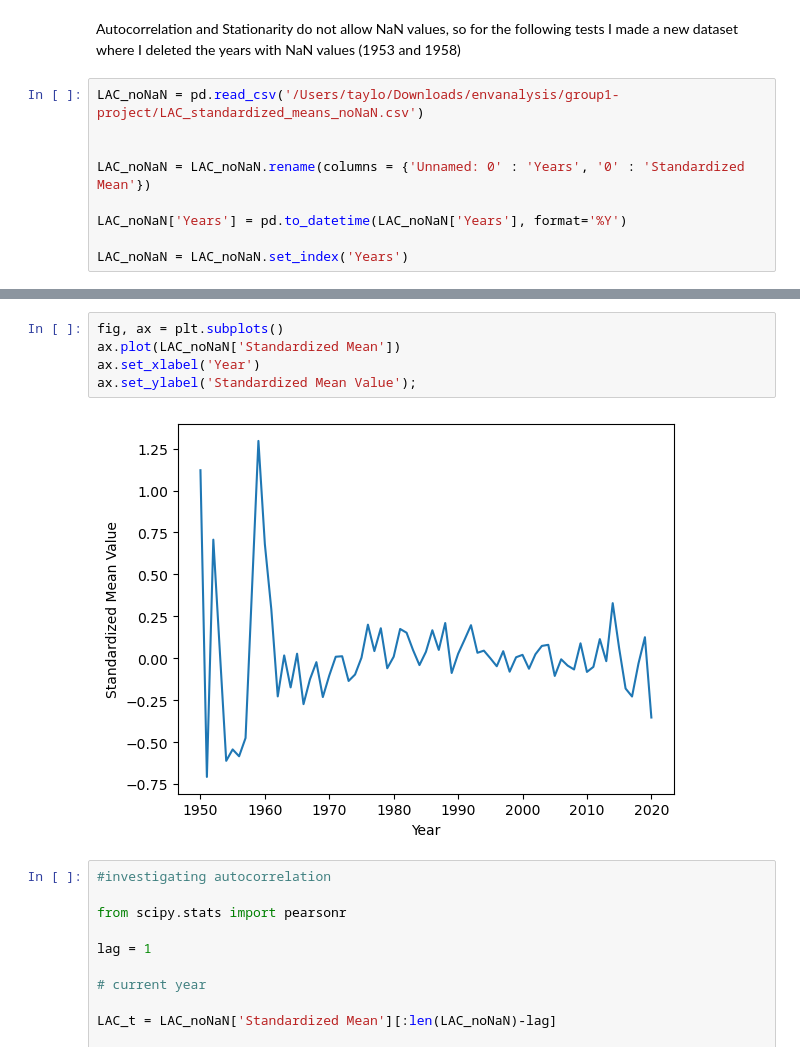
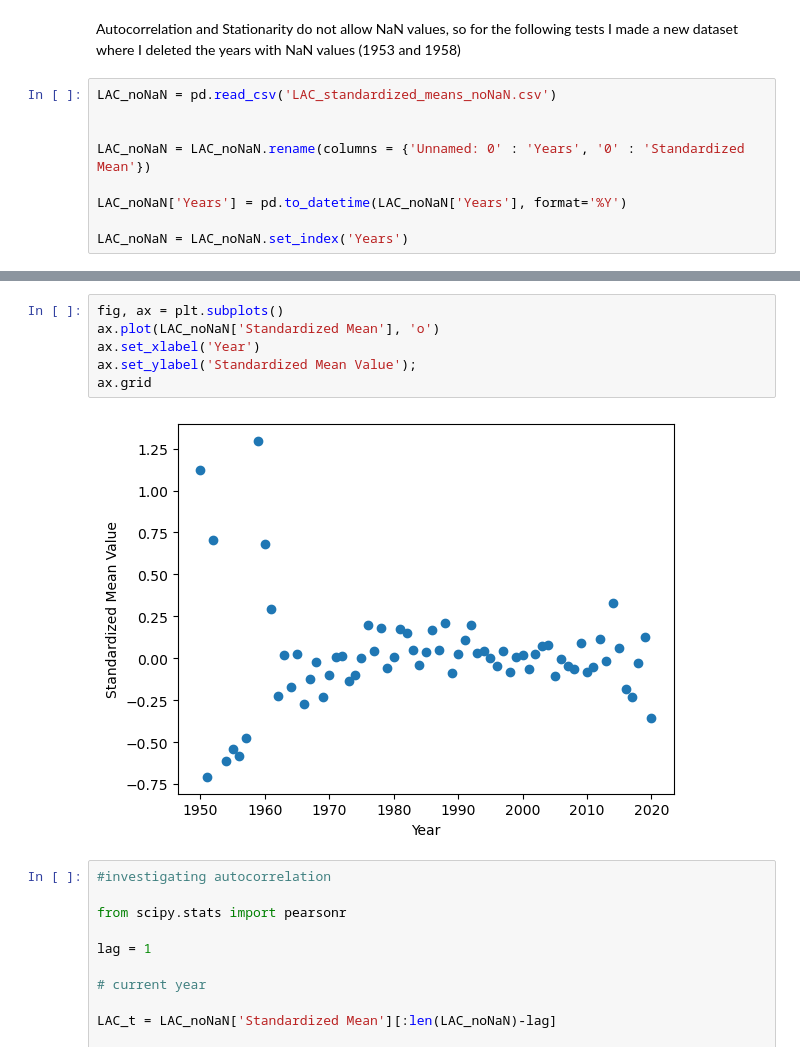
Before and after one commit to ENVS110a-SP23/group1, a Jupyter notebook: Time_Series.ipynb, the cells around one changed output, grey strips where cells are left out. Drawn from its saved outputs; the diff is of its cells as text.

Commit message:
cleaned up plot

```diff
--- a/Time_Series.ipynb
+++ b/Time_Series.ipynb
@@ -32,7 +30,7 @@ The standard mean value we are using for the time series analysis seems to be re
 # %% [markdown]
 Autocorrelation and Stationarity do not allow NaN values, so for the following tests I made a new dataset where I deleted the years with NaN values (1953 and 1958)
 # %%
-LAC_noNaN = pd.read_csv('/Users/taylo/Downloads/envanalysis/group1-project/LAC_standardized_means_noNaN.csv')
+LAC_noNaN = pd.read_csv('LAC_standardized_means_noNaN.csv')
 
 
 LAC_noNaN = LAC_noNaN.rename(columns = {'Unnamed: 0' : 'Years', '0' : 'Standardized Mean'})
@@ -58,10 +41,11 @@ LAC_noNaN = LAC_noNaN.set_index('Years')
 # %%
 fig, ax = plt.subplots()
-ax.plot(LAC_noNaN['Standardized Mean'])
+ax.plot(LAC_noNaN['Standardized Mean'], 'o')
 ax.set_xlabel('Year')
 ax.set_ylabel('Standardized Mean Value');
+ax.grid
 # %% [output]
-[figure, old version]
+[figure, new version]
 # %%
 #investigating autocorrelation
 
```
Also changed, not shown: parts of 4 cells of this notebook.
